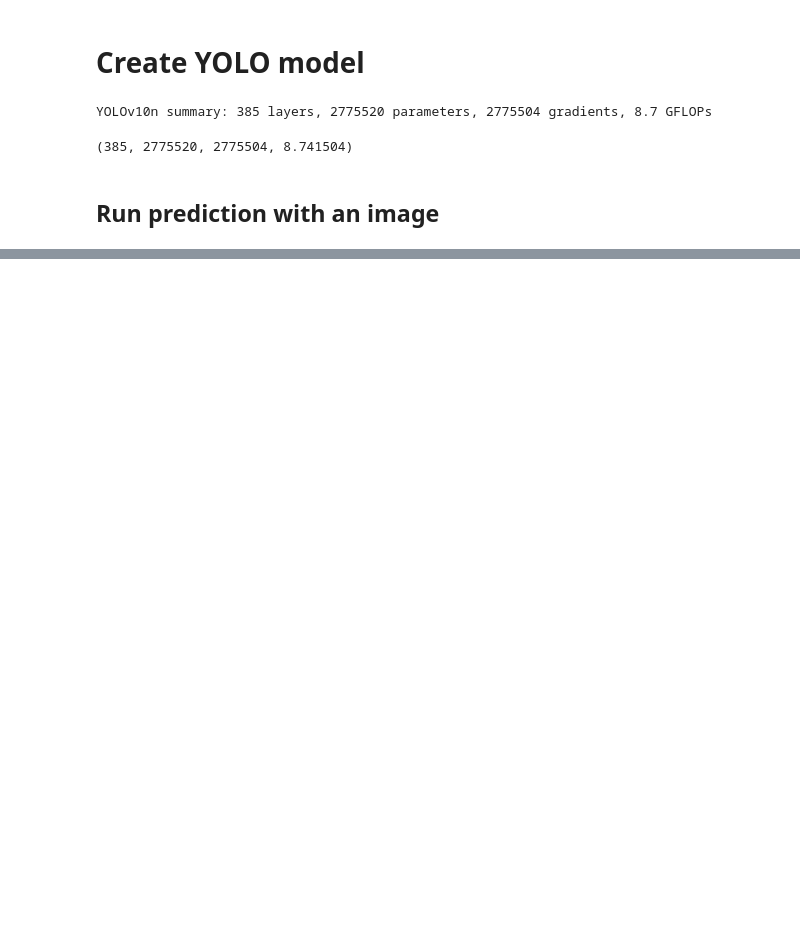
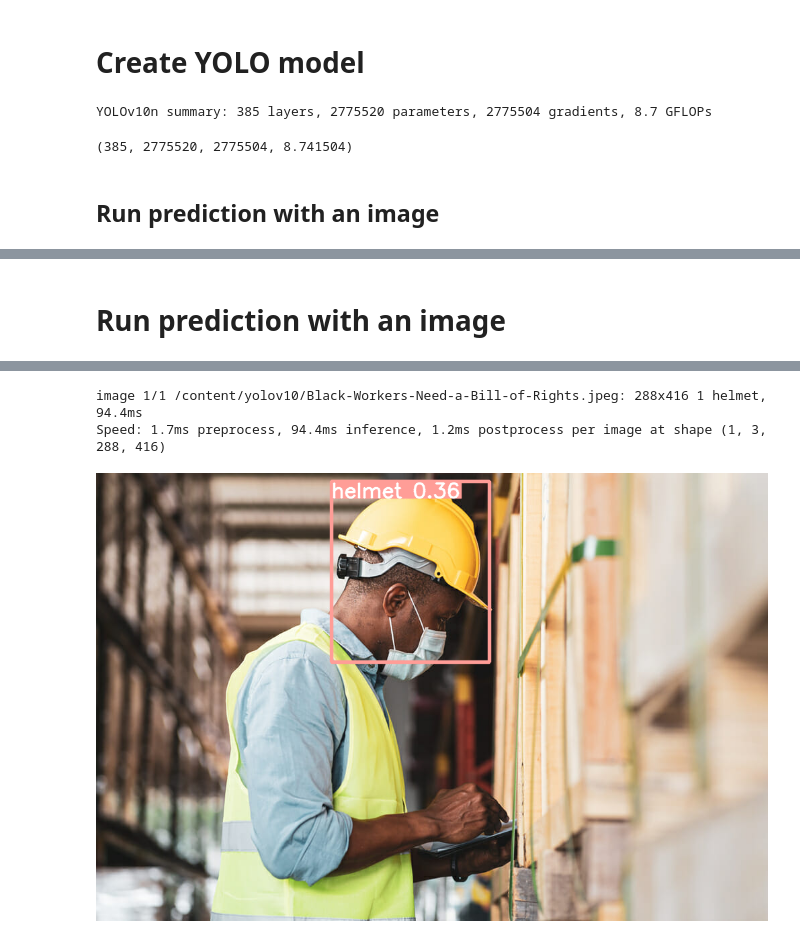
Before and after one commit to TruomghocAI/YOLOv10, a Jupyter notebook: YOLOv10.ipynb, the cells around one changed output, grey strips where cells are left out. Cells and saved outputs as stored; diff of their text form; code cells hidden in the pictures; blank space fills up the shorter version.

Commit message:
Được tạo bằng Colab

```diff
--- a/YOLOv10.ipynb
+++ b/YOLOv10.ipynb
@@ -106,0 +218,2 @@ Speed: 18.1ms preprocess, 63.1ms inference, 2.8ms postprocess per image at shape
+# %% [markdown]
+# Run prediction with an image
@@ -106,0 +224,15 @@ Speed: 18.1ms preprocess, 63.1ms inference, 2.8ms postprocess per image at shape
+# %%
+from google.colab.patches import cv2_imshow
+
+TRAINED_MODEL_PATH = 'runs/detect/train/weights/best.pt'
+model = YOLOv10(TRAINED_MODEL_PATH)
+
+IMAGE_URL = 'https://ips-dc.org/wp-content/uploads/2022/05/Black-Workers-Need-a-Bill-of-Rights.jpeg'
+CONF_THRESHOLD = 0.3
+results = model.predict(source=IMAGE_URL,
+                       imgsz=IMG_SIZE,
+                       conf=CONF_THRESHOLD)
+annotated_img = results[0].plot()
+
+cv2_imshow(annotated_img)
+# %% [output]
@@ -107,3 +241,6 @@ Speed: 18.1ms preprocess, 63.1ms inference, 2.8ms postprocess per image at shape
+image 1/1 /content/yolov10/Black-Workers-Need-a-Bill-of-Rights.jpeg: 288x416 1 helmet, 94.4ms
+Speed: 1.7ms preprocess, 94.4ms inference, 1.2ms postprocess per image at shape (1, 3, 288, 416)
+[figure, added]
 # %%
 from google.colab.patches import cv2_imshow
 
```
Also changed, not shown: parts of 16 cells of this notebook.
